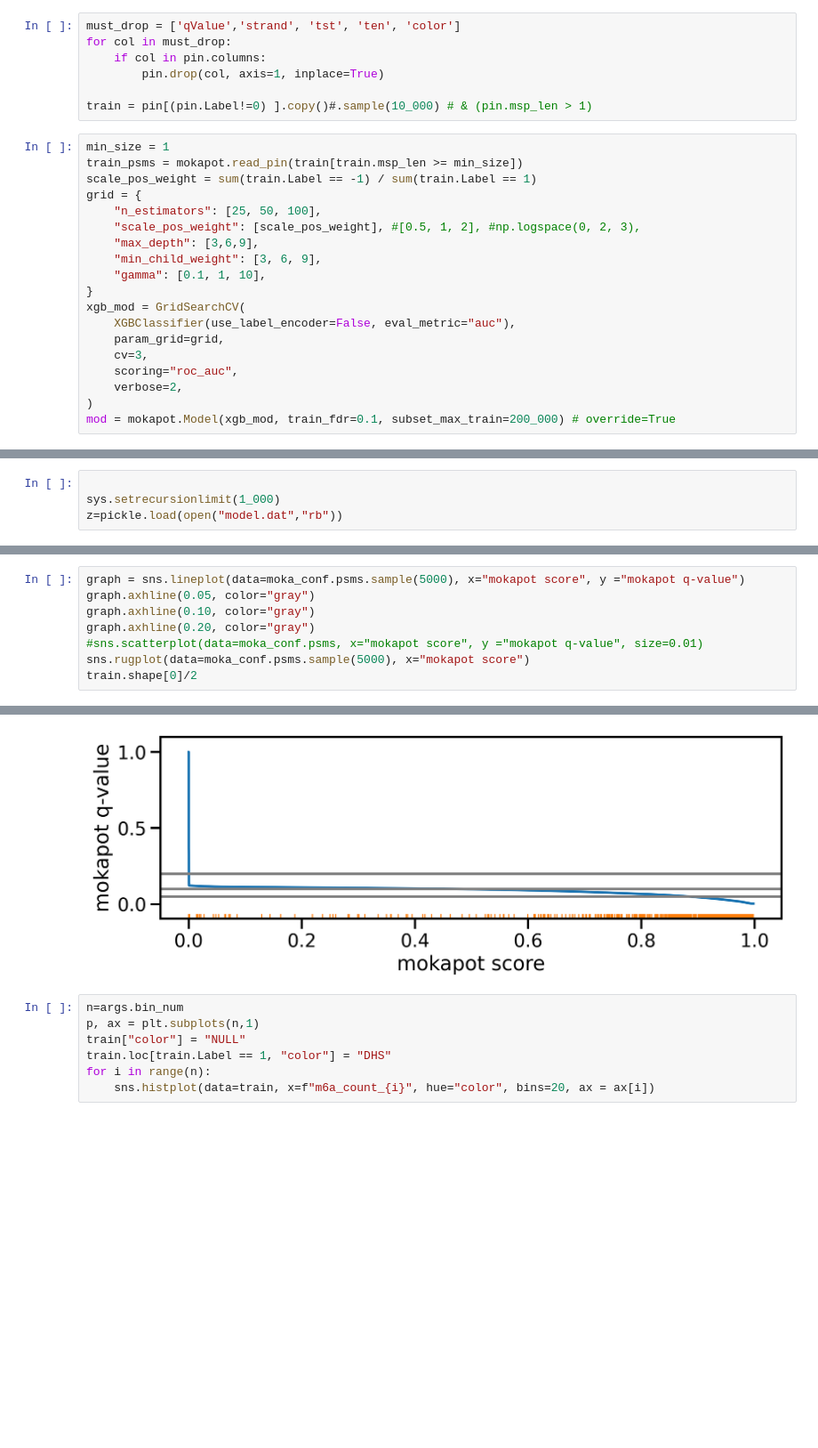
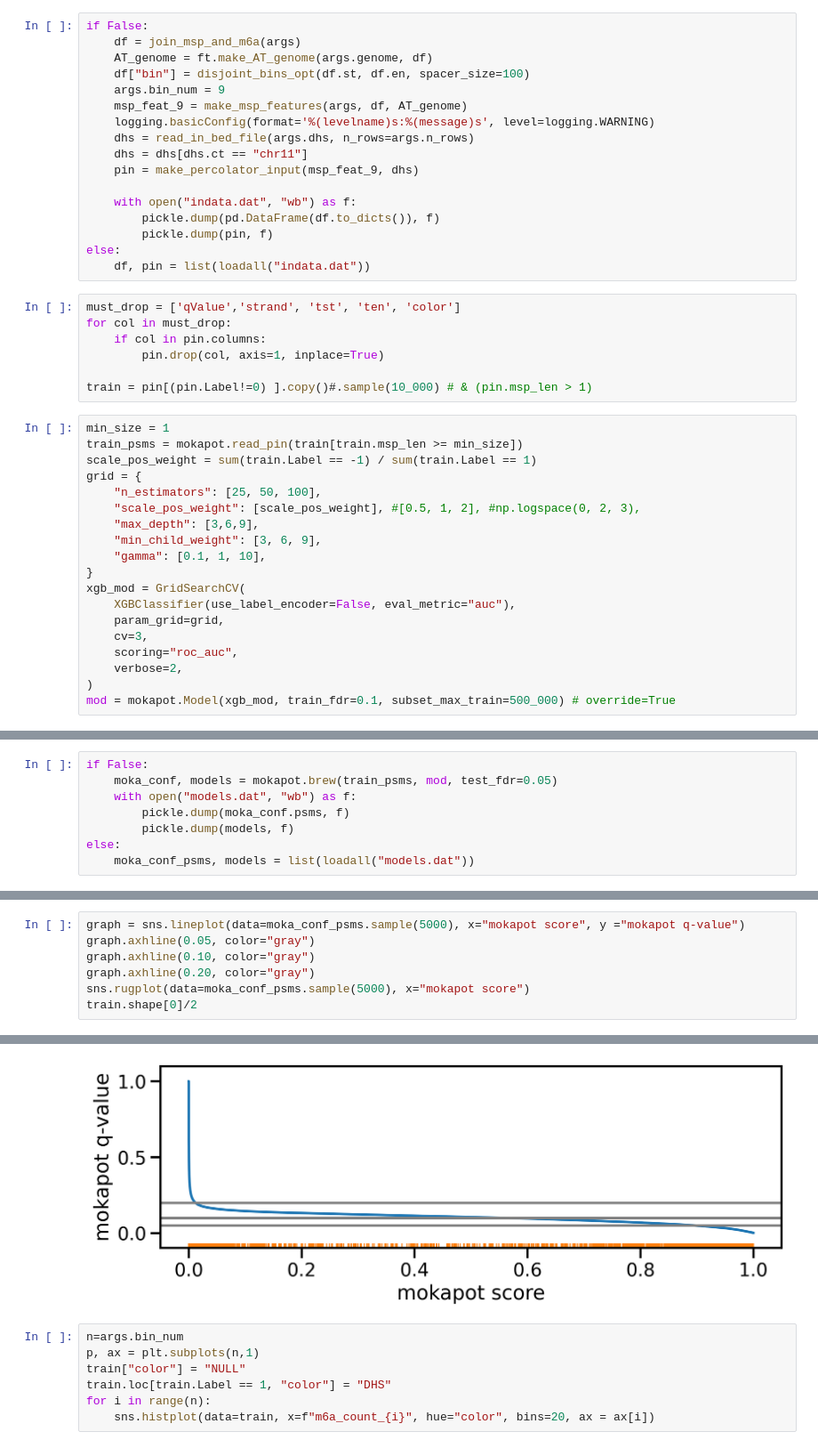
Before and after one commit to mrvollger/fibertools, a Jupyter notebook: scripts/play.ipynb, the cells around one changed output, grey strips where cells are left out. Shown at 89% size. Drawn from its saved outputs; the diff is of its cells as text; blank space fills up the shorter version.

```diff
--- a/scripts/play.ipynb
+++ b/scripts/play.ipynb
@@ -186,3 +165,20 @@ df, dhs, pin = list(loadall("indata.dat"))
+# %%
+if False:
+    df = join_msp_and_m6a(args)
+    AT_genome = ft.make_AT_genome(args.genome, df)
+    df["bin"] = disjoint_bins_opt(df.st, df.en, spacer_size=100)
+    args.bin_num = 9
+    msp_feat_9 = make_msp_features(args, df, AT_genome)
+    logging.basicConfig(format='%(levelname)s:%(message)s', level=logging.WARNING)
+    dhs = read_in_bed_file(args.dhs, n_rows=args.n_rows)
+    dhs = dhs[dhs.ct == "chr11"]
+    pin = make_percolator_input(msp_feat_9, dhs)
+
+    with open("indata.dat", "wb") as f:
+        pickle.dump(pd.DataFrame(df.to_dicts()), f)
+        pickle.dump(pin, f)
+else:
+    df, pin = list(loadall("indata.dat"))
 # %%
 must_drop = ['qValue','strand', 'tst', 'ten', 'color']
 for col in must_drop:
@@ -208,4 +204,4 @@ xgb_mod = GridSearchCV(
     scoring="roc_auc",
     verbose=2,
 )
-mod = mokapot.Model(xgb_mod, train_fdr=0.1, subset_max_train=200_000) # override=True
+mod = mokapot.Model(xgb_mod, train_fdr=0.1, subset_max_train=500_000) # override=True
@@ -232,4 +207,0 @@ Fitting 3 folds for each of 108 candidates, totalling 324 fits
-# %%
-
-sys.setrecursionlimit(1_000)
-z=pickle.load(open("model.dat","rb"))
@@ -255,0 +224,8 @@ XGBClassifier(base_score=0.5, booster='gbtree', colsample_bylevel=1,
+# %%
+if False:
+    moka_conf, models = mokapot.brew(train_psms, mod, test_fdr=0.05)
+    with open("models.dat", "wb") as f:
+        pickle.dump(moka_conf.psms, f)
+        pickle.dump(models, f)
+else:
+    moka_conf_psms, models = list(loadall("models.dat"))
@@ -256,14 +239,13 @@ XGBClassifier(base_score=0.5, booster='gbtree', colsample_bylevel=1,
 # %%
-graph = sns.lineplot(data=moka_conf.psms.sample(5000), x="mokapot score", y ="mokapot q-value")
+graph = sns.lineplot(data=moka_conf_psms.sample(5000), x="mokapot score", y ="mokapot q-value")
 graph.axhline(0.05, color="gray")
 graph.axhline(0.10, color="gray")
 graph.axhline(0.20, color="gray")
-#sns.scatterplot(data=moka_conf.psms, x="mokapot score", y ="mokapot q-value", size=0.01)
-sns.rugplot(data=moka_conf.psms.sample(5000), x="mokapot score")
+sns.rugplot(data=moka_conf_psms.sample(5000), x="mokapot score")
 train.shape[0]/2
 # %% [output]
 205655.0
-[figure, old version]
+[figure, new version]
 # %%
 n=args.bin_num
 p, ax = plt.subplots(n,1)
```
Also changed, not shown: parts of 32 cells of this notebook, 4 other files.
